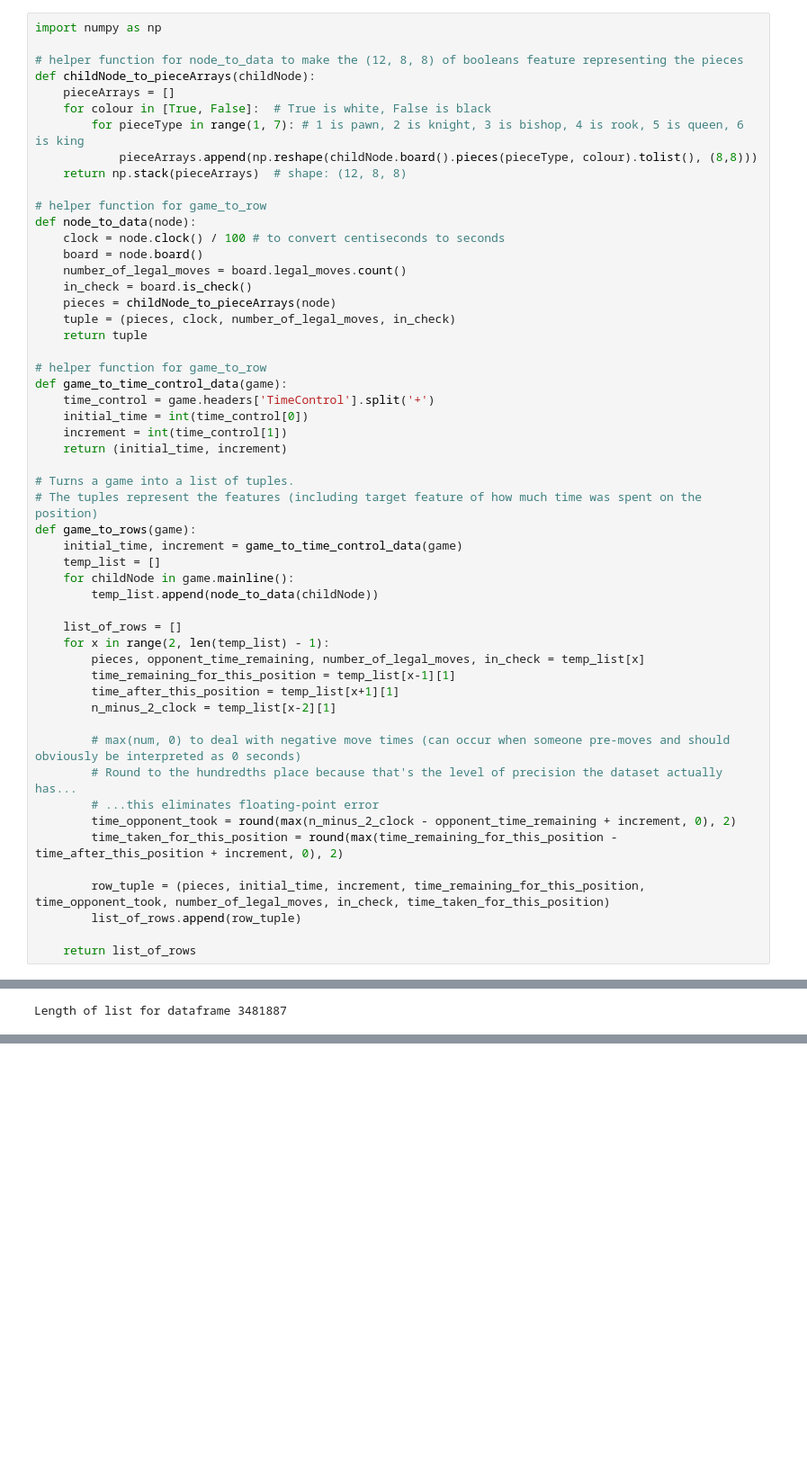
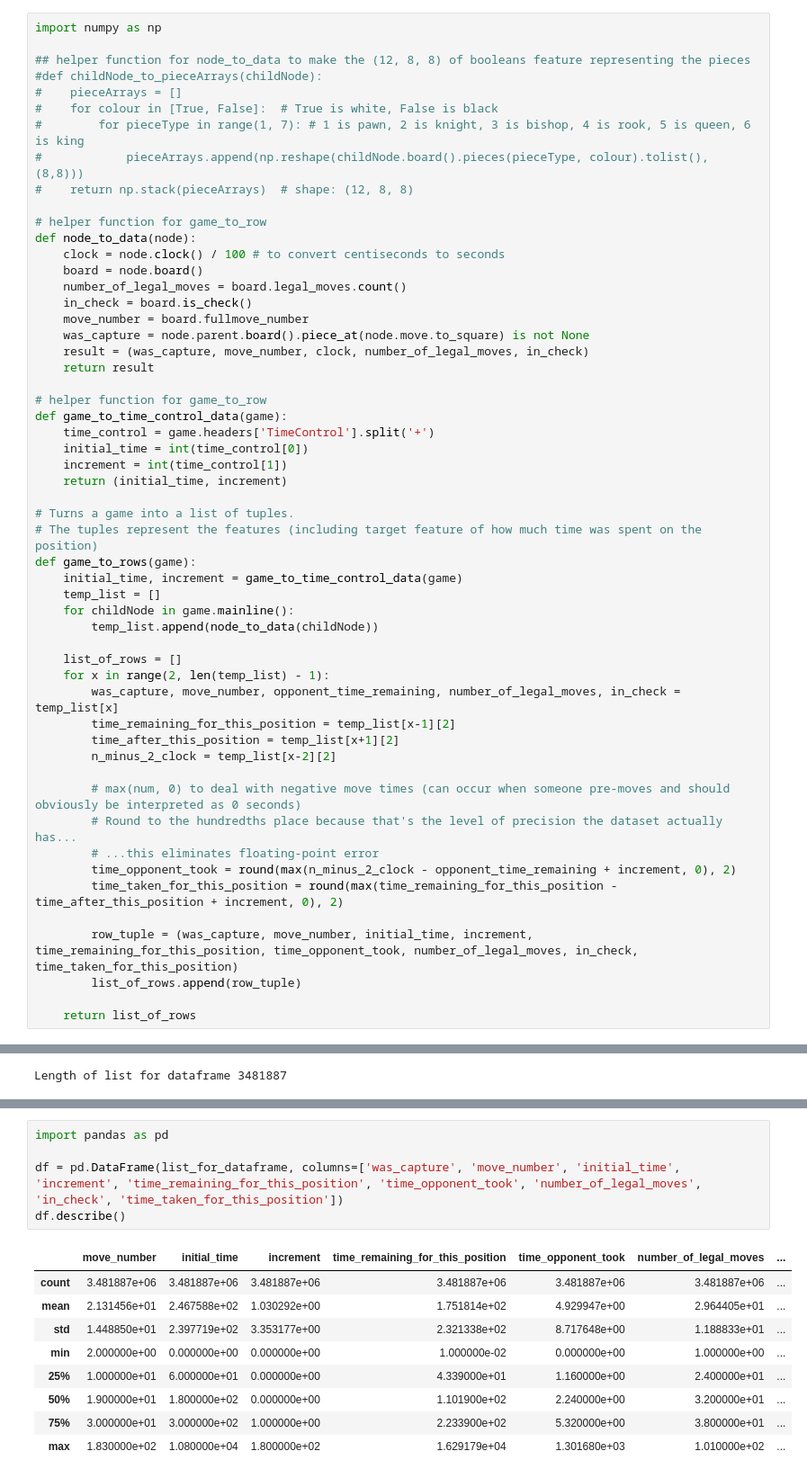
Before and after one commit to Mindstorm1750/checkmateplus, a Jupyter notebook: EngineMoveTimeModel/src/main/python/PGN to CSV.ipynb, the cells around one changed output, grey strips where cells are left out. Shown at 90% size. Cells and saved outputs as stored; diff of their text form; blank space fills up the shorter version.

Commit message:
Update PGN to CSV to create dataset with was_capture and move_number. Add .ipynb creating model for poster fair.

```diff
--- a/EngineMoveTimeModel/src/main/python/PGN to CSV.ipynb
+++ b/EngineMoveTimeModel/src/main/python/PGN to CSV.ipynb
@@ -85,13 +84,13 @@ Percentage of games that ended on time: 34.10%
 # %%
 import numpy as np
 
-# helper function for node_to_data to make the (12, 8, 8) of booleans feature representing the pieces
-def childNode_to_pieceArrays(childNode):
-    pieceArrays = []
-    for colour in [True, False]:  # True is white, False is black
-        for pieceType in range(1, 7): # 1 is pawn, 2 is knight, 3 is bishop, 4 is rook, 5 is queen, 6 is king
-            pieceArrays.append(np.reshape(childNode.board().pieces(pieceType, colour).tolist(), (8,8)))
-    return np.stack(pieceArrays)  # shape: (12, 8, 8)
+## helper function for node_to_data to make the (12, 8, 8) of booleans feature representing the pieces
+#def childNode_to_pieceArrays(childNode):
+#    pieceArrays = []
+#    for colour in [True, False]:  # True is white, False is black
+#        for pieceType in range(1, 7): # 1 is pawn, 2 is knight, 3 is bishop, 4 is rook, 5 is queen, 6 is king
+#            pieceArrays.append(np.reshape(childNode.board().pieces(pieceType, colour).tolist(), (8,8)))
+#    return np.stack(pieceArrays)  # shape: (12, 8, 8)
 
 # helper function for game_to_row
 def node_to_data(node):
@@ -99,9 +98,10 @@ def node_to_data(node):
     board = node.board()
     number_of_legal_moves = board.legal_moves.count()
     in_check = board.is_check()
-    pieces = childNode_to_pieceArrays(node)
-    tuple = (pieces, clock, number_of_legal_moves, in_check)
-    return tuple
+    move_number = board.fullmove_number
+    was_capture = node.parent.board().piece_at(node.move.to_square) is not None
+    result = (was_capture, move_number, clock, number_of_legal_moves, in_check)
+    return result
 
 # helper function for game_to_row
 def game_to_time_control_data(game):
@@ -120,10 +120,10 @@ def game_to_rows(game):
 
     list_of_rows = []
     for x in range(2, len(temp_list) - 1):
-        pieces, opponent_time_remaining, number_of_legal_moves, in_check = temp_list[x]
-        time_remaining_for_this_position = temp_list[x-1][1]
-        time_after_this_position = temp_list[x+1][1]
-        n_minus_2_clock = temp_list[x-2][1]
+        was_capture, move_number, opponent_time_remaining, number_of_legal_moves, in_check = temp_list[x]
+        time_remaining_for_this_position = temp_list[x-1][2]
+        time_after_this_position = temp_list[x+1][2]
+        n_minus_2_clock = temp_list[x-2][2]
 
         # max(num, 0) to deal with negative move times (can occur when someone pre-moves and should obviously be interpreted as 0 seconds)
         # Round to the hundredths place because that's the level of precision the dataset actually has...
@@ -131,7 +131,7 @@ def game_to_rows(game):
         time_opponent_took = round(max(n_minus_2_clock - opponent_time_remaining + increment, 0), 2)
         time_taken_for_this_position = round(max(time_remaining_for_this_position - time_after_this_position + increment, 0), 2)
 
-        row_tuple = (pieces, initial_time, increment, time_remaining_for_this_position, time_opponent_took, number_of_legal_moves, in_check, time_taken_for_this_position)
+        row_tuple = (was_capture, move_number, initial_time, increment, time_remaining_for_this_position, time_opponent_took, number_of_legal_moves, in_check, time_taken_for_this_position)
         list_of_rows.append(row_tuple)
 
     return list_of_rows
@@ -218,0 +146,15 @@ array([[[False, False, False, False, False, False, False, False],
+# %%
+import pandas as pd
+
+df = pd.DataFrame(list_for_dataframe, columns=['was_capture', 'move_number', 'initial_time', 'increment', 'time_remaining_for_this_position', 'time_opponent_took', 'number_of_legal_moves', 'in_check', 'time_taken_for_this_position'])
+df.describe()
+# %% [output]
+|  | move_number | initial_time | increment | time_remaining_for_this_position | time_opponent_took | number_of_legal_moves | ... |
+| count | 3.481887e+06 | 3.481887e+06 | 3.481887e+06 | 3.481887e+06 | 3.481887e+06 | 3.481887e+06 | ... |
+| mean | 2.131456e+01 | 2.467588e+02 | 1.030292e+00 | 1.751814e+02 | 4.929947e+00 | 2.964405e+01 | ... |
+| std | 1.448850e+01 | 2.397719e+02 | 3.353177e+00 | 2.321338e+02 | 8.717648e+00 | 1.188833e+01 | ... |
+| min | 2.000000e+00 | 0.000000e+00 | 0.000000e+00 | 1.000000e-02 | 0.000000e+00 | 1.000000e+00 | ... |
+| 25% | 1.000000e+01 | 6.000000e+01 | 0.000000e+00 | 4.339000e+01 | 1.160000e+00 | 2.400000e+01 | ... |
+| 50% | 1.900000e+01 | 1.800000e+02 | 0.000000e+00 | 1.101900e+02 | 2.240000e+00 | 3.200000e+01 | ... |
+| 75% | 3.000000e+01 | 3.000000e+02 | 1.000000e+00 | 2.233900e+02 | 5.320000e+00 | 3.800000e+01 | ... |
+| max | 1.830000e+02 | 1.080000e+04 | 1.800000e+02 | 1.629179e+04 | 1.301680e+03 | 1.010000e+02 | ... |
```
Also changed, not shown: parts of 11 cells of this notebook.
